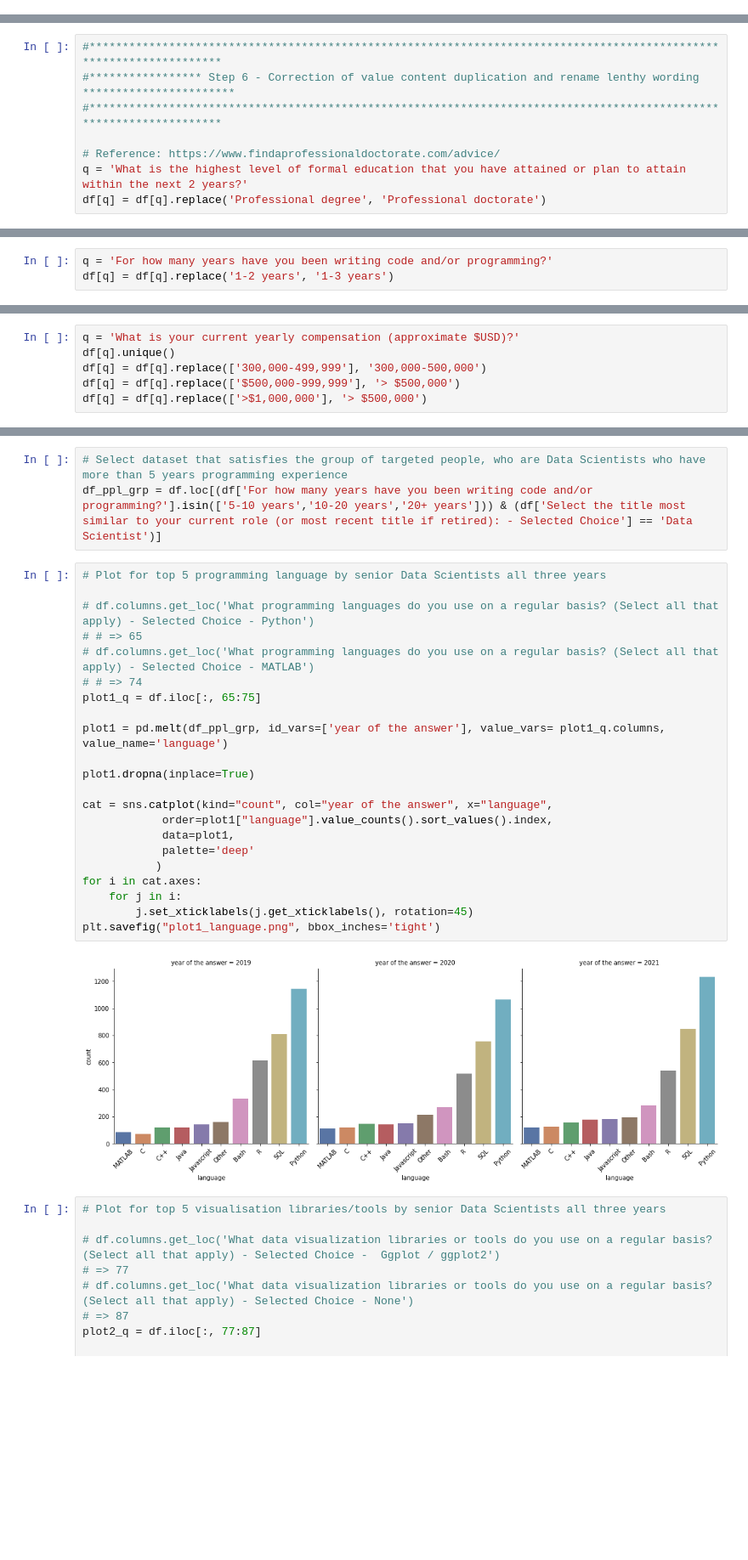
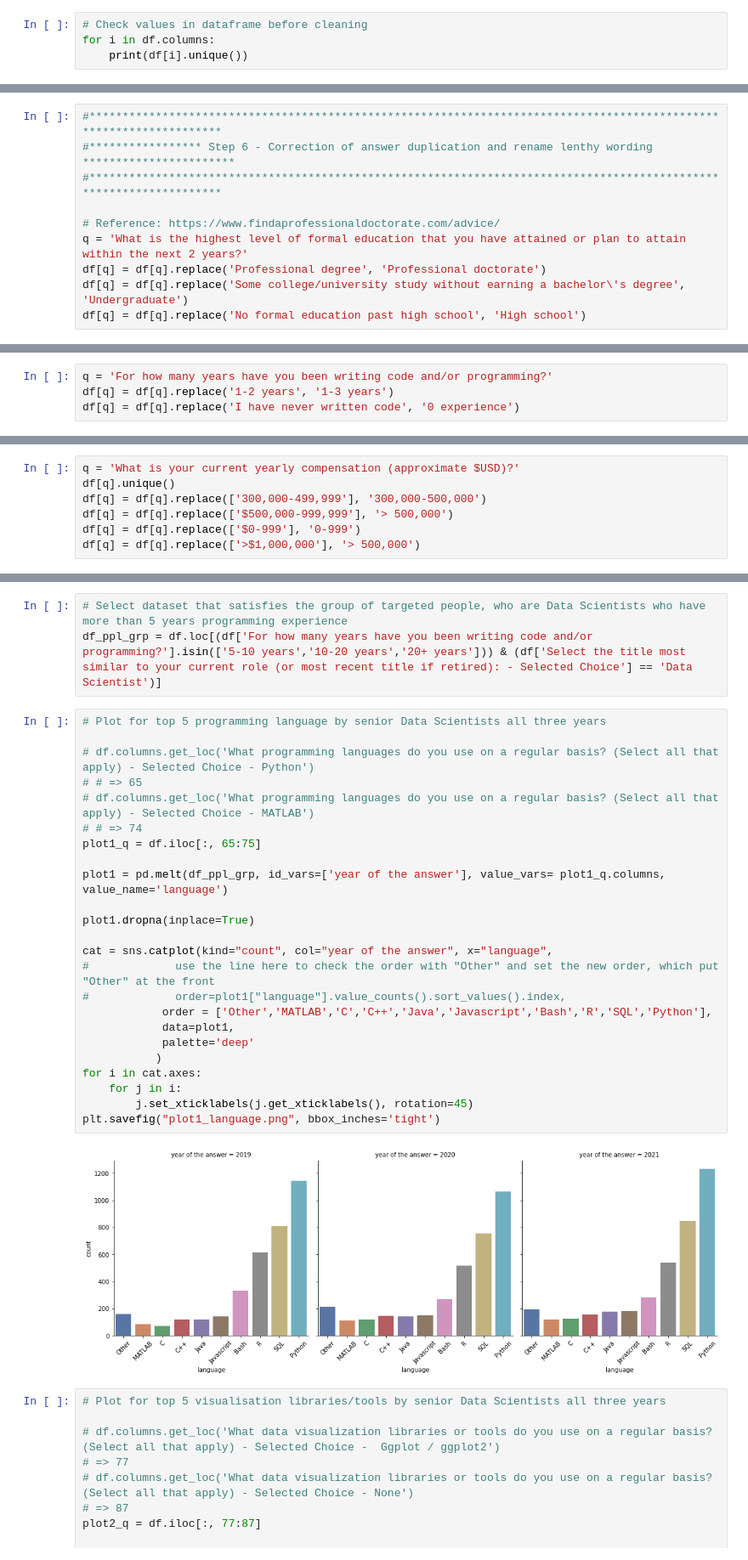
Before and after one commit to mingyeahh/Data-collection-cleaning, a Jupyter notebook: knpv42.ipynb, the cells around one changed output, grey strips where cells are left out. Shown at 85% size. Drawn from its saved outputs; the diff is of its cells as text; blank space fills up the shorter version.

```diff
--- a/knpv42.ipynb
+++ b/knpv42.ipynb
@@ -593,2 +593,6 @@ result.to_csv('Kaggle_survey 2019-2021.csv', encoding='utf-8', index=False)
 
 df = pd.read_csv(Path('Kaggle_survey 2019-2021.csv'))
+# %%
+# Check values in dataframe before cleaning
+for i in df.columns:
+    print(df[i].unique())
@@ -660,12 +682,14 @@ q = 'Select the title most similar to your current role (or most recent title if
 df[q] = df[q].replace(['Machine Learning Engineer','Developer Relations/Advocacy', ], 'Other')
 # %%
 #********************************************************************************************************************
-#***************** Step 6 - Correction of value content duplication and rename lenthy wording ***********************
+#***************** Step 6 - Correction of answer duplication and rename lenthy wording ***********************
 #********************************************************************************************************************
 
 # Reference: https://www.findaprofessionaldoctorate.com/advice/
 q = 'What is the highest level of formal education that you have attained or plan to attain within the next 2 years?'
 df[q] = df[q].replace('Professional degree', 'Professional doctorate')
+df[q] = df[q].replace('Some college/university study without earning a bachelor\'s degree', 'Undergraduate')
+df[q] = df[q].replace('No formal education past high school', 'High school')
 # %%
 q = 'For how many years have you used machine learning methods?'
 
@@ -680,6 +704,7 @@ df[q] = df[q].replace('Woman', 'Female')
 # %%
 q = 'For how many years have you been writing code and/or programming?'
 df[q] = df[q].replace('1-2 years', '1-3 years')
+df[q] = df[q].replace('I have never written code', '0 experience')
 # %%
 q = 'Approximately how many times have you used a TPU (tensor processing unit)?'
 df[q] = df[q].replace(['6-24 times'], '6-25 times')
@@ -688,8 +713,9 @@ df[q] = df[q].replace(['More than 25 times'], '> 25 times')
 q = 'What is your current yearly compensation (approximate $USD)?'
 df[q].unique()
 df[q] = df[q].replace(['300,000-499,999'], '300,000-500,000')
-df[q] = df[q].replace(['$500,000-999,999'], '> $500,000')
-df[q] = df[q].replace(['>$1,000,000'], '> $500,000')
+df[q] = df[q].replace(['$500,000-999,999'], '> 500,000')
+df[q] = df[q].replace(['$0-999'], '0-999')
+df[q] = df[q].replace(['>$1,000,000'], '> 500,000')
 # %%
 q = 'In which country do you currently reside?'
 df[q].unique()
@@ -742,27 +768,29 @@ df_ppl_grp = df.loc[(df['For how many years have you been writing code and/or pr
 # %%
 # Plot for top 5 programming language by senior Data Scientists all three years
 
 # df.columns.get_loc('What programming languages do you use on a regular basis? (Select all that apply) - Selected Choice - Python')
 # # => 65
 # df.columns.get_loc('What programming languages do you use on a regular basis? (Select all that apply) - Selected Choice - MATLAB')
 # # => 74
 plot1_q = df.iloc[:, 65:75]
 
 plot1 = pd.melt(df_ppl_grp, id_vars=['year of the answer'], value_vars= plot1_q.columns, value_name='language')
 
 plot1.dropna(inplace=True)
 
 cat = sns.catplot(kind="count", col="year of the answer", x="language",
-            order=plot1["language"].value_counts().sort_values().index,
+#             use the line here to check the order with "Other" and set the new order, which put "Other" at the front
+#             order=plot1["language"].value_counts().sort_values().index,
+            order = ['Other','MATLAB','C','C++','Java','Javascript','Bash','R','SQL','Python'],
             data=plot1,
             palette='deep'
            )
 for i in cat.axes:
     for j in i:
         j.set_xticklabels(j.get_xticklabels(), rotation=45)
 plt.savefig("plot1_language.png", bbox_inches='tight')
 # %% [output]
-[figure, old version]
+[figure, new version]
 # %%
 # Plot for top 5 visualisation libraries/tools by senior Data Scientists all three years
 
```
Also changed, not shown: parts of 14 cells of this notebook, 1 other file.
